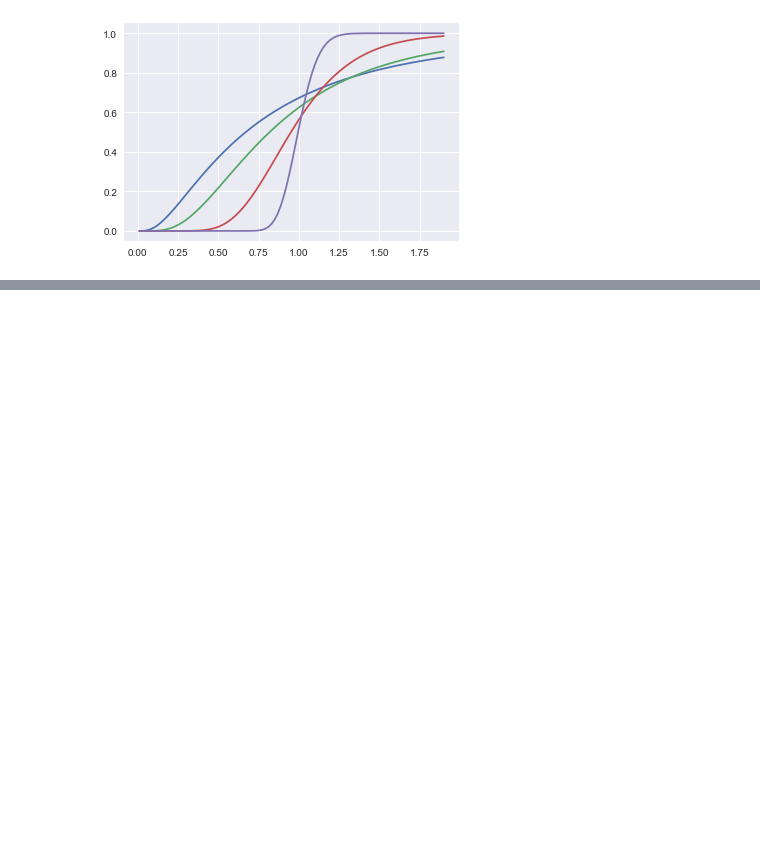
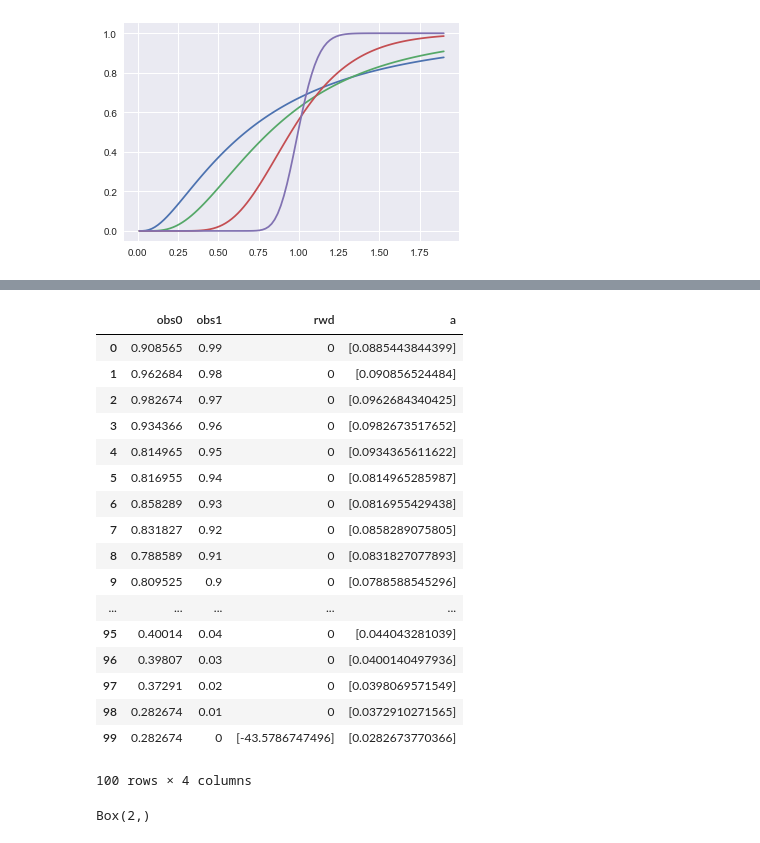
Before and after one commit to FinTechies/HedgingRL, a Jupyter notebook: notebooks/TD Learning Black Scholes.ipynb, the cells around one changed output, grey strips where cells are left out. Drawn from its saved outputs; the diff is of its cells as text; code cells hidden in the pictures; blank space fills up the shorter version.

```diff
--- a/notebooks/TD Learning Black Scholes.ipynb
+++ b/notebooks/TD Learning Black Scholes.ipynb
@@ -211,0 +152,22 @@ state = rel_stock_price, tau
+# %%
+# df.iloc[3] = (0.2, 1, 3)
+df
+# %% [output]
+|  | obs0 | obs1 | rwd | a |
+| 0 | 0.908565 | 0.99 | 0 | [0.0885443844399] |
+| 1 | 0.962684 | 0.98 | 0 | [0.090856524484] |
+| 2 | 0.982674 | 0.97 | 0 | [0.0962684340425] |
+| 3 | 0.934366 | 0.96 | 0 | [0.0982673517652] |
+| 4 | 0.814965 | 0.95 | 0 | [0.0934365611622] |
+| 5 | 0.816955 | 0.94 | 0 | [0.0814965285987] |
+| 6 | 0.858289 | 0.93 | 0 | [0.0816955429438] |
+| 7 | 0.831827 | 0.92 | 0 | [0.0858289075805] |
+| 8 | 0.788589 | 0.91 | 0 | [0.0831827077893] |
+| 9 | 0.809525 | 0.9 | 0 | [0.0788588545296] |
+| ... | ... | ... | ... | ... |
+| 95 | 0.40014 | 0.04 | 0 | [0.044043281039] |
+| 96 | 0.39807 | 0.03 | 0 | [0.0400140497936] |
+| 97 | 0.37291 | 0.02 | 0 | [0.0398069571549] |
+| 98 | 0.282674 | 0.01 | 0 | [0.0372910271565] |
+| 99 | 0.282674 | 0 | [-43.5786747496] | [0.0282673770366] |
+100 rows × 4 columns
@@ -211,0 +179,4 @@ state = rel_stock_price, tau
+# %%
+env.observation_space
+# %% [output]
+Box(2,)
```
Also changed, not shown: parts of 16 cells of this notebook, 2 other files.
